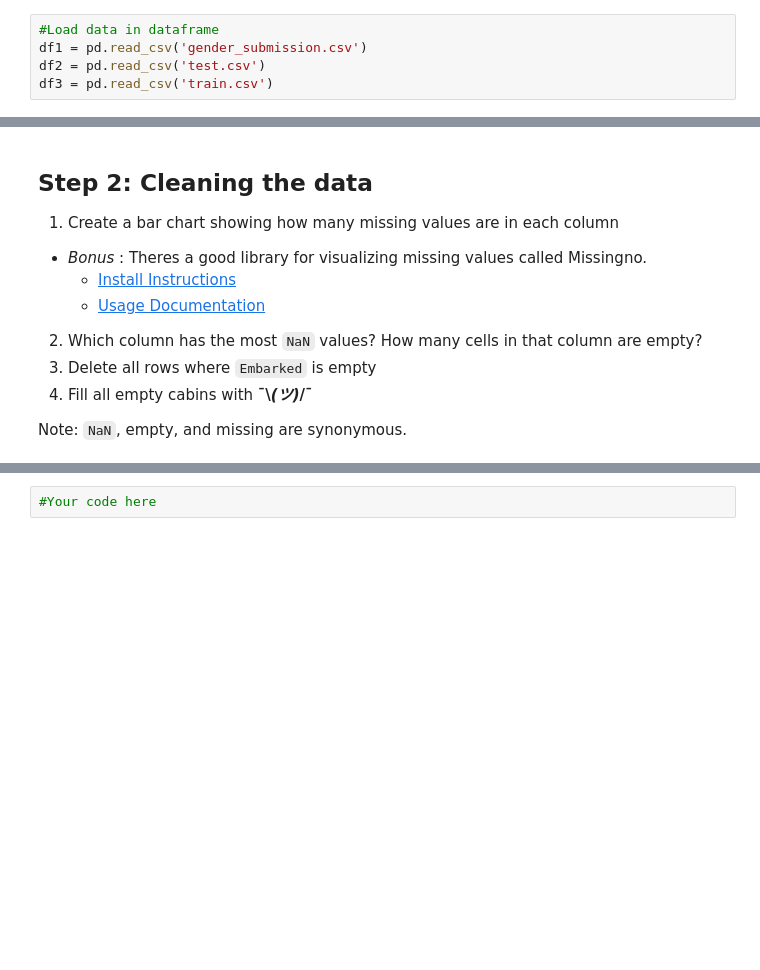
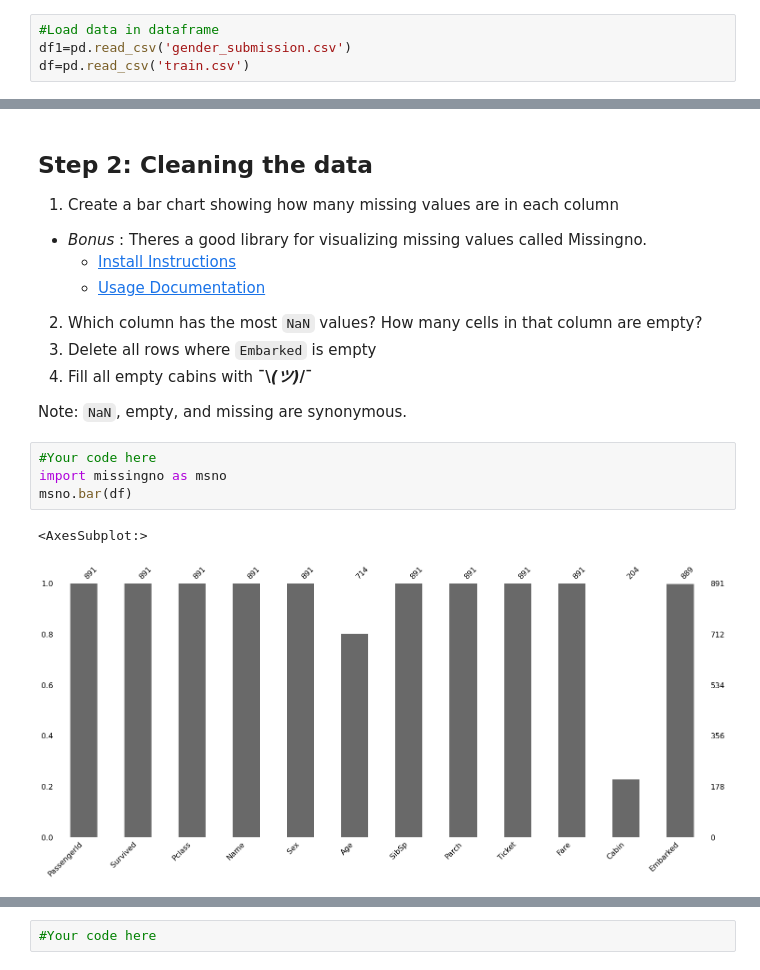
Before and after one commit to StevenChangzx/DSIF-SG-7, a Jupyter notebook: Titanic.ipynb, the cells around one changed output, grey strips where cells are left out. Drawn from its saved outputs; the diff is of its cells as text; blank space fills up the shorter version.

```diff
--- a/Titanic.ipynb
+++ b/Titanic.ipynb
@@ -13,6 +13,5 @@ import pandas as pd
 from matplotlib import pyplot as plt
 # %%
 #Load data in dataframe
-df1 = pd.read_csv('gender_submission.csv')
-df2 = pd.read_csv('test.csv')
-df3 = pd.read_csv('train.csv')
+df1=pd.read_csv('gender_submission.csv')
+df=pd.read_csv('train.csv')
@@ -32,3 +35,10 @@ FileNotFoundError: [Errno 2] No such file or directory: 'gender_submission.csv'
 4. Fill all empty cabins with **¯\\_(ツ)_/¯**
 
 Note: `NaN`, empty, and missing are synonymous.
+# %%
+#Your code here
+import missingno as msno
+msno.bar(df)
+# %% [output]
+<AxesSubplot:>
+[figure, added]
```
Also changed, not shown: parts of 62 cells of this notebook.
